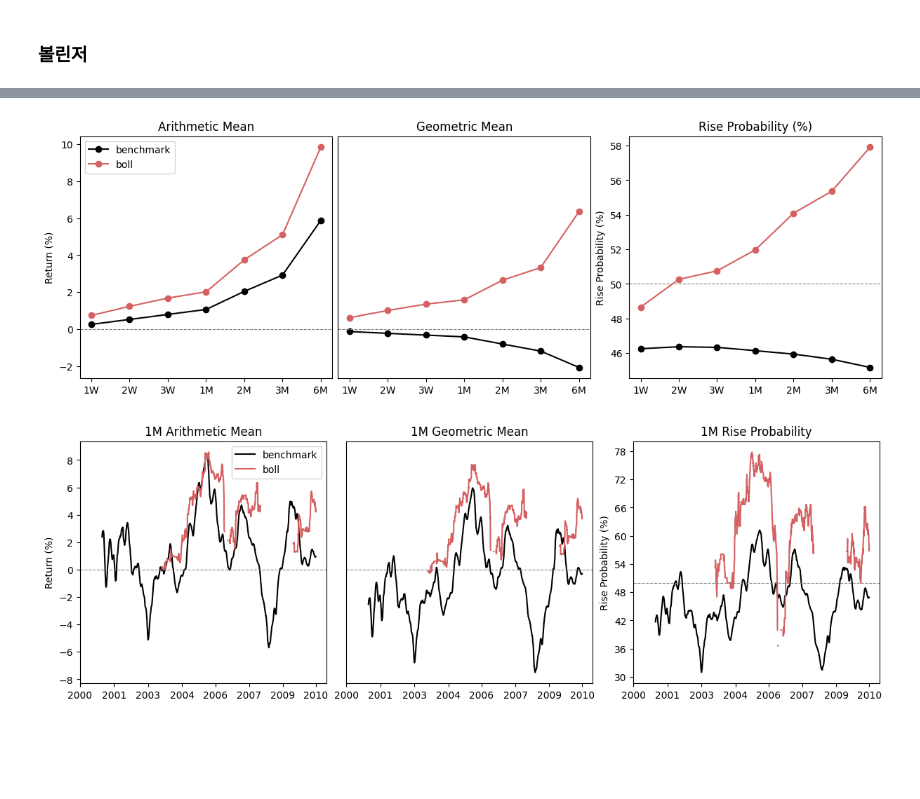
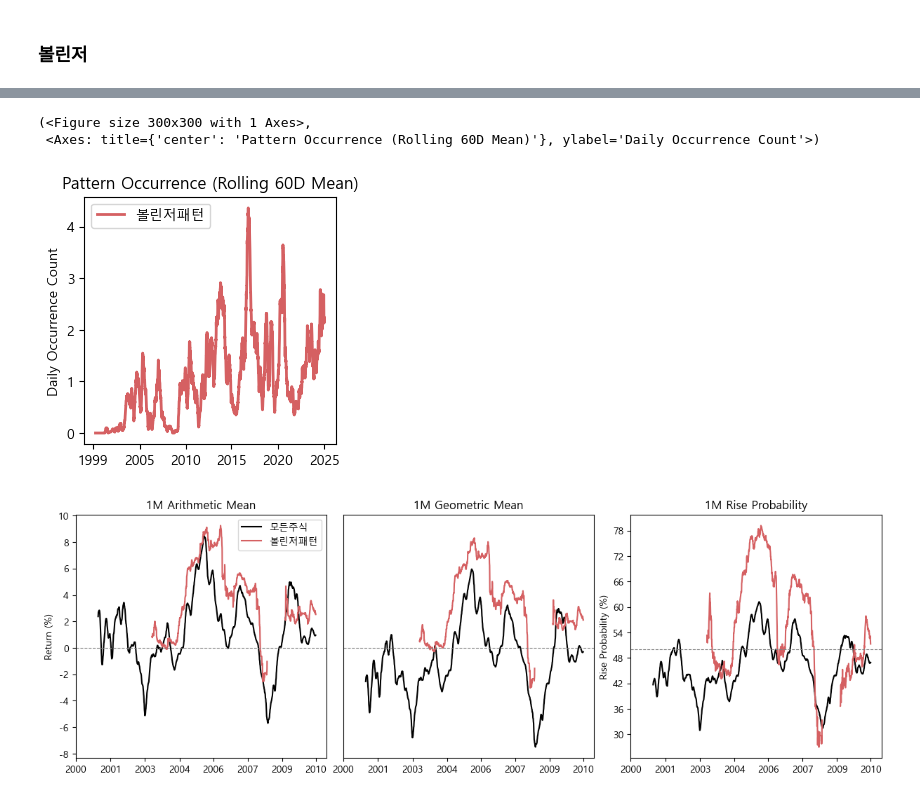
Before and after one commit to gem763/metricstudio, a Jupyter notebook: main.ipynb, the cells around one changed output, grey strips where cells are left out. Cells and saved outputs as stored; diff of their text form; code cells hidden in the pictures; blank space fills up the shorter version.

```diff
--- a/main.ipynb
+++ b/main.ipynb
@@ -89,11 +86,9 @@ end = "2025-12-31"
 # %% [markdown]
 ### 모든 주식
 # %%
-start = "2000-01-01"
-end = "2025-12-31"
-bt = Backtest(start, end)
-all_stock = Default(name='all')
-stats = bt.run(all_stock)
+bm = Default(name='모든주식')
+bt = Backtest(start, end, benchmark=bm)
+stats = bt.run()
 stats.to_frame()
 # %% [output]
 |  |  |  | count | arith_mean | geom_mean | rise_prob |
@@ -112,9 +109,7 @@ stats.plot(start=start, end=end);
 # %%
 stats = bt.run(
-    Default(name="시장평균"),
-    Default(name="상하1% 제외", trim=0.01),
-    Default(name="상하5% 제외", trim=0.05),
+    Default(name="상하위 1% 제외", trim=0.01),
+    Default(name="상하위 5% 제외", trim=0.05),
 )
-stats.to_frame()
-stats.plot()
+stats.plot();
 # %% [output]
@@ -127,11 +117,7 @@ stats.plot()
 # %% [markdown]
 ### 볼린저
-# %%
-start = "2000-01-01"
-end = "2025-12-31"
-bt = Backtest(start, end, benchmark=Default(name='benchmark'))
 # %%
-boll = Bollinger(narrow_width=0.03, narrow_stay_days=5, name='boll').high(window=252, threshold=0.90)
+boll = Bollinger(bandwidth=0.03, bandwidth_stay_days=5, name='볼린저패턴').high(window=252, threshold=0.90)
 stats = bt.run(boll)
 stats.to_frame()
 # %% [output]
@@ -158,8 +144,10 @@ stats.plot(start='2000-01-01', end='2025-12-31');
 # %%
-stats.plot(start='2000-01-01', end='2025-12-31');
+stats.plot_occurrence(patterns=['볼린저패턴'], ma_window=60)
 # %% [output]
+(<Figure size 300x300 with 1 Axes>,
+ <Axes: title={'center': 'Pattern Occurrence (Rolling 60D Mean)'}, ylabel='Daily Occurrence Count'>)
-[figure, old version]
+[figure, new version]
 # %%
 stats.plot_history(horizon='1M', start='2000-01-01', end='2010-12-31');
 # %% [output]
-[figure, old version]
+[figure, new version]
```
Also changed, not shown: parts of 12 cells of this notebook, 7 other files.
